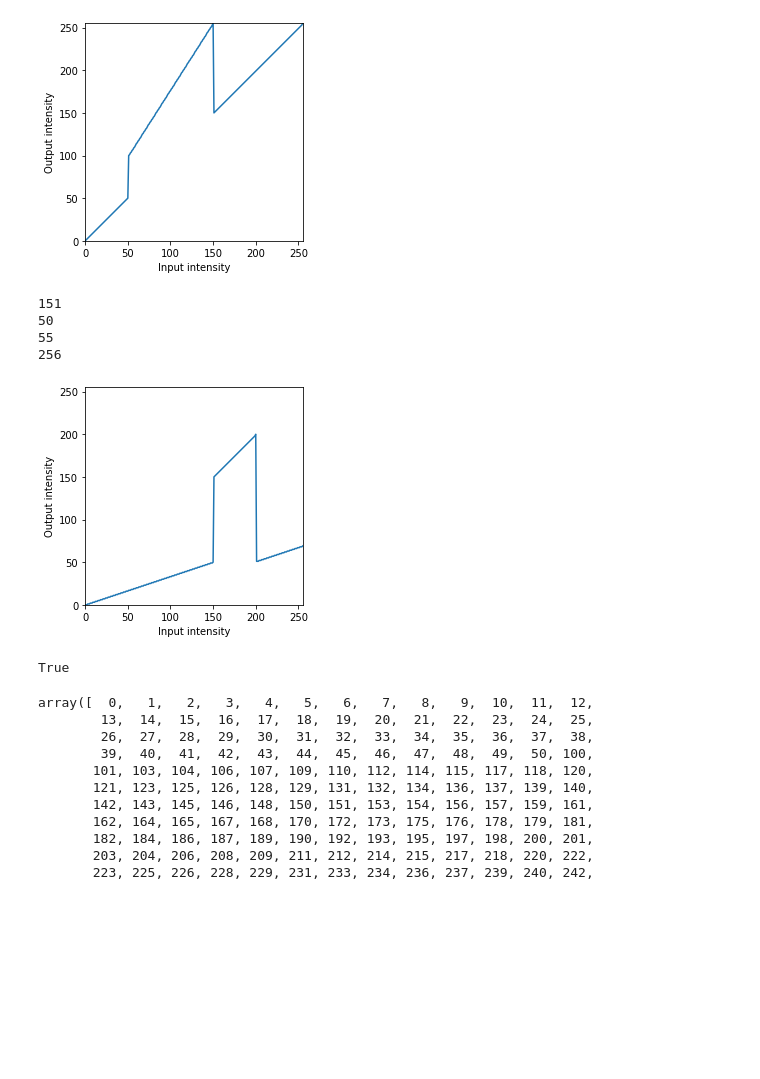
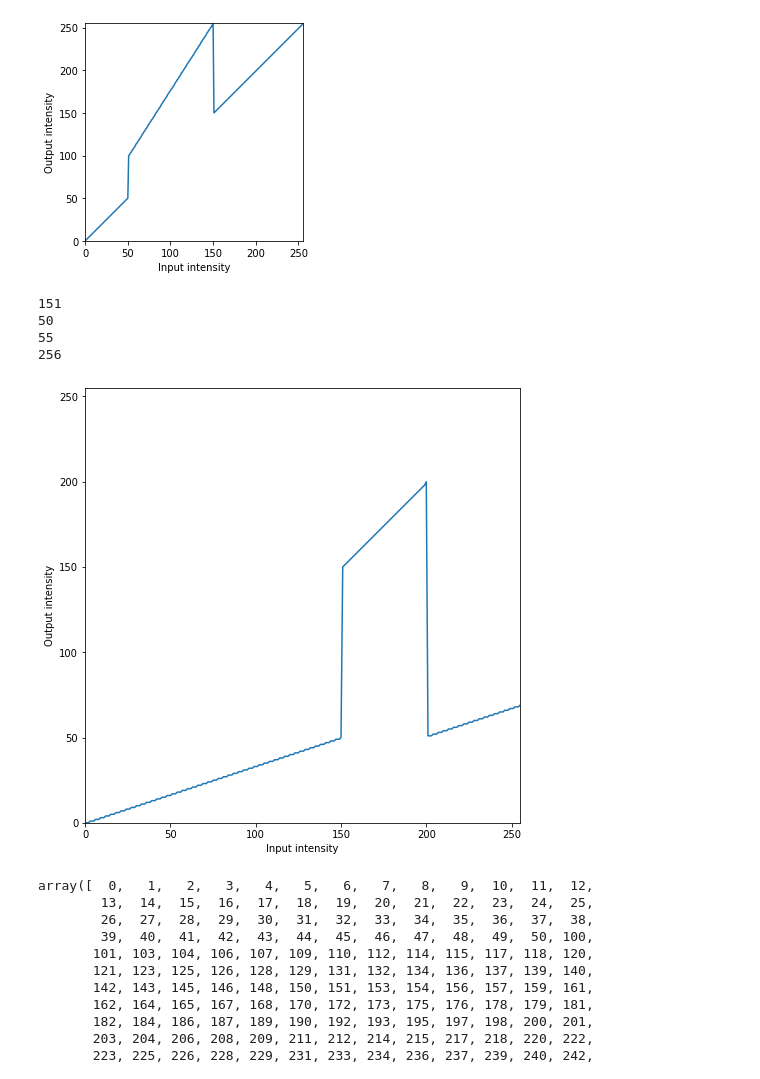
Before and after one commit to HirunaVishwamith/Image-processing-assignmnet-1, a Jupyter notebook: assignmnet.ipynb, the cells around one changed output. Saved outputs shown, nothing was run; the diff lists cells and outputs as text; code cells hidden in the pictures; blank space fills up the shorter version.

```diff
--- a/assignmnet.ipynb
+++ b/assignmnet.ipynb
@@ -56,44 +56,43 @@ cv.destroyAllWindows()
 t1 = np.linspace(0, 50, 150-0+1).astype('uint8')
 print(len(t1))
 
 t2 = np.linspace(150, 200, 200-150).astype('uint8')
 print(len(t2))
 
 t3 = np.linspace(51, 69, 255 - 200).astype('uint8')
 print(len(t3))
 
 transform = np.concatenate((t1, t2), axis=0).astype('uint8')
 transform = np.concatenate((transform, t3), axis=0).astype('uint8')
 
 print(len(transform))
 
-fig, ax = plt.subplots()
+fig, ax = plt.subplots(figsize=(8, 8))
 ax.plot(transform)
 ax.set_xlabel('Input intensity')
 ax.set_ylabel('Output intensity')
 ax.set_xlim(0, 255)
 ax.set_ylim(0, 255)
 ax.set_aspect('equal')
 plt.savefig('gray_incr.png')
 plt.show()
 
-img_orig = cv.imread('./BrainProtonDensitySlice9.png', cv.IMREAD_GRAYSCALE)
-cv.namedWindow("Image", cv.WINDOW_AUTOSIZE)
-cv.imshow("Image", img_orig)
+# img_orig = cv.imread('./BrainProtonDensitySlice9.png', cv.IMREAD_GRAYSCALE)
+# cv.namedWindow("Image", cv.WINDOW_AUTOSIZE)
+# cv.imshow("Image", img_orig)
+# # cv.waitKey(0)
+
+# image_transformed = cv.LUT(img_orig, transform)
+# cv.imshow("Garish_Image", image_transformed)
 # cv.waitKey(0)
-
-image_transformed = cv.LUT(img_orig, transform)
-cv.imshow("Garish_Image", image_transformed)
-cv.waitKey(0)
-cv.destroyAllWindows()
+# cv.destroyAllWindows()
 cv.imwrite('Grayish_Image.jpg', image_transformed)
 # %% [output]
 151
 50
 55
 256
-[figure, old version]
+[figure, new version]
-True
 # %%
 transform
 # %% [output]
```
Also changed, not shown: parts of 3 cells of this notebook, 2 other files.
